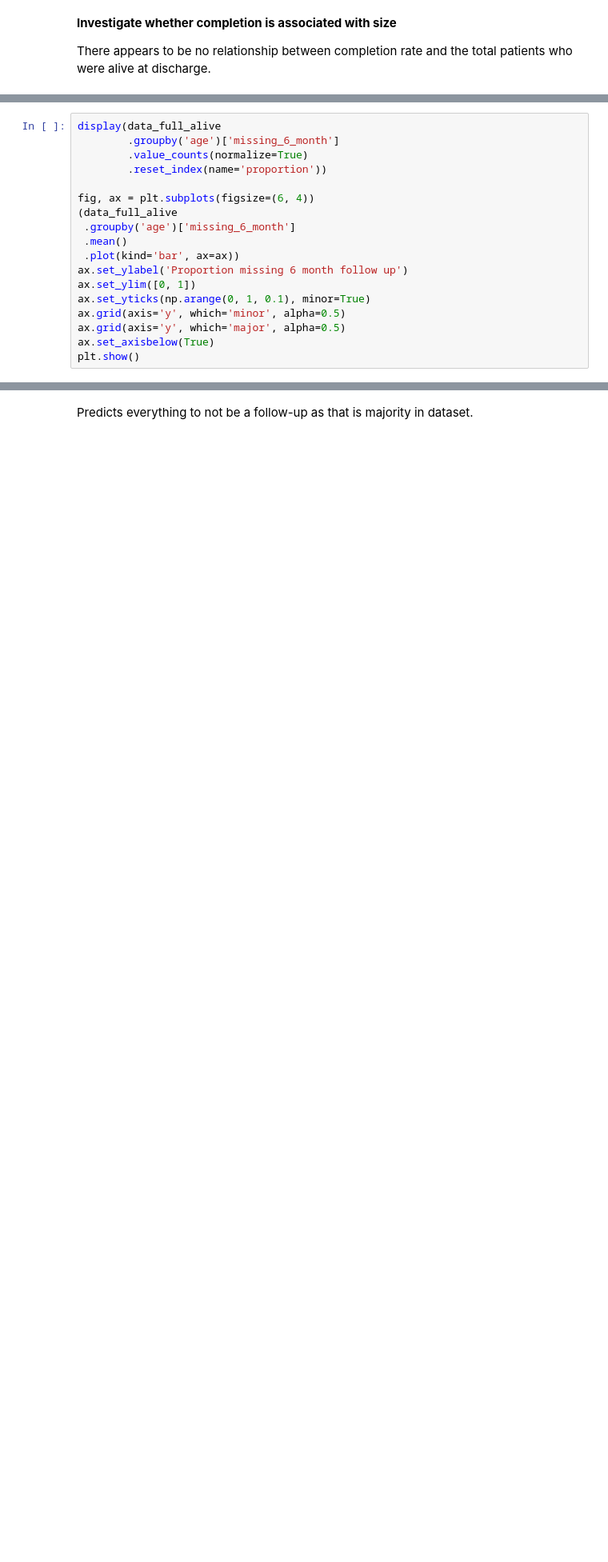
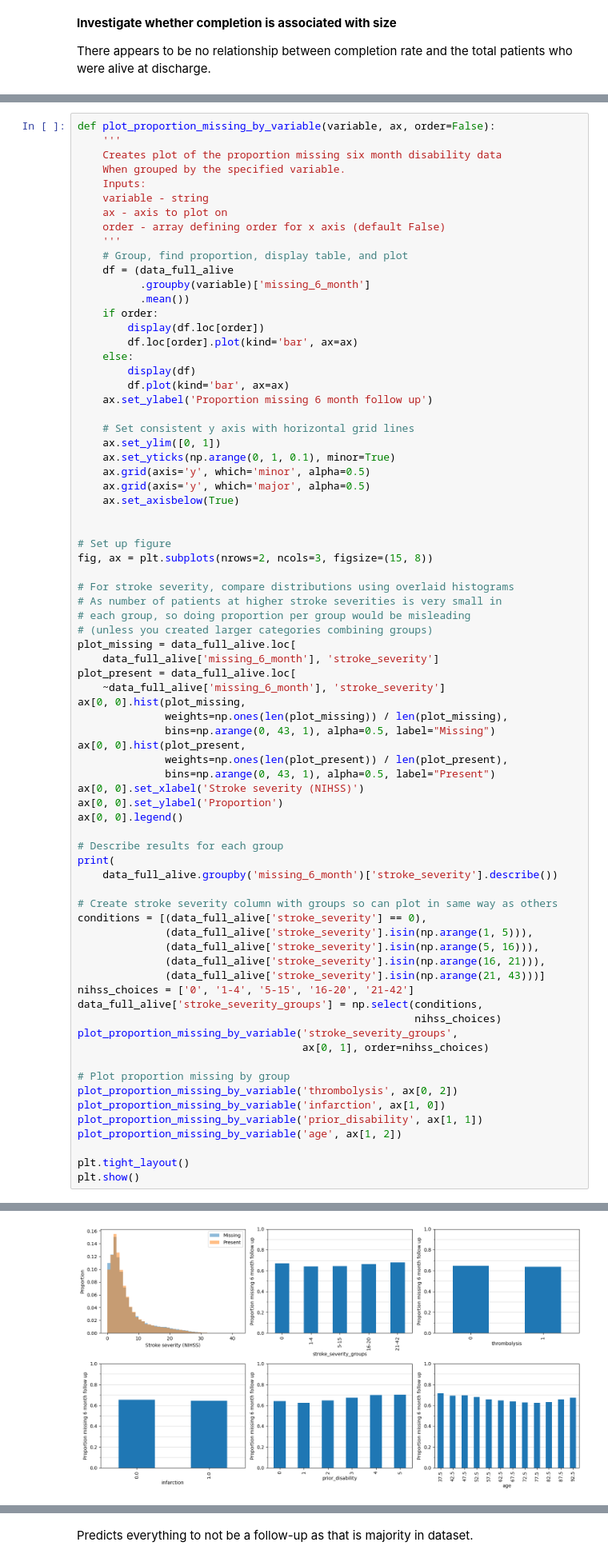
Before and after one commit to samuel-book/samuel_2_data_prep, a Jupyter notebook: descriptive_statistics/disability_6_months.ipynb, the cells around one changed output, grey strips where cells are left out. Shown: that part at 80% size. Drawn from its saved outputs; the diff is of its cells as text; blank space fills up the shorter version.

Commit message:
Lots of changes including one set of plots for completion by several variables, distribution of disability results, more plots for relationship with disability at 6 months

```diff
--- a/descriptive_statistics/disability_6_months.ipynb
+++ b/descriptive_statistics/disability_6_months.ipynb
@@ -320,18 +186,0 @@ plt.show()
-# %%
-display(data_full_alive
-        .groupby('age')['missing_6_month']
-        .value_counts(normalize=True)
-        .reset_index(name='proportion'))
-
-fig, ax = plt.subplots(figsize=(6, 4))
-(data_full_alive
- .groupby('age')['missing_6_month']
- .mean()
- .plot(kind='bar', ax=ax))
-ax.set_ylabel('Proportion missing 6 month follow up')
-ax.set_ylim([0, 1])
-ax.set_yticks(np.arange(0, 1, 0.1), minor=True)
-ax.grid(axis='y', which='minor', alpha=0.5)
-ax.grid(axis='y', which='major', alpha=0.5)
-ax.set_axisbelow(True)
-plt.show()
@@ -530,0 +191,76 @@ Caveat:
+# %%
+def plot_proportion_missing_by_variable(variable, ax, order=False):
+    '''
+    Creates plot of the proportion missing six month disability data
+    When grouped by the specified variable.
+    Inputs:
+    variable - string
+    ax - axis to plot on
+    order - array defining order for x axis (default False)
+    '''
+    # Group, find proportion, display table, and plot
+    df = (data_full_alive
+          .groupby(variable)['missing_6_month']
+          .mean())
+    if order:
+        display(df.loc[order])
+        df.loc[order].plot(kind='bar', ax=ax)
+    else:
+        display(df)
+        df.plot(kind='bar', ax=ax)
+    ax.set_ylabel('Proportion missing 6 month follow up')
+
+    # Set consistent y axis with horizontal grid lines
+    ax.set_ylim([0, 1])
+    ax.set_yticks(np.arange(0, 1, 0.1), minor=True)
+    ax.grid(axis='y', which='minor', alpha=0.5)
+    ax.grid(axis='y', which='major', alpha=0.5)
+    ax.set_axisbelow(True)
+
+
+# Set up figure
+fig, ax = plt.subplots(nrows=2, ncols=3, figsize=(15, 8))
+
+# For stroke severity, compare distributions using overlaid histograms
+# As number of patients at higher stroke severities is very small in
+# each group, so doing proportion per group would be misleading
+# (unless you created larger categories combining groups)
+plot_missing = data_full_alive.loc[
+    data_full_alive['missing_6_month'], 'stroke_severity']
+plot_present = data_full_alive.loc[
+    ~data_full_alive['missing_6_month'], 'stroke_severity']
+ax[0, 0].hist(plot_missing,
+              weights=np.ones(len(plot_missing)) / len(plot_missing),
+              bins=np.arange(0, 43, 1), alpha=0.5, label="Missing")
+ax[0, 0].hist(plot_present,
+              weights=np.ones(len(plot_present)) / len(plot_present),
+              bins=np.arange(0, 43, 1), alpha=0.5, label="Present")
+ax[0, 0].set_xlabel('Stroke severity (NIHSS)')
+ax[0, 0].set_ylabel('Proportion')
+ax[0, 0].legend()
+
+# Describe results for each group
+print(
+    data_full_alive.groupby('missing_6_month')['stroke_severity'].describe())
+
+# Create stroke severity column with groups so can plot in same way as others
+conditions = [(data_full_alive['stroke_severity'] == 0),
+              (data_full_alive['stroke_severity'].isin(np.arange(1, 5))),
+              (data_full_alive['stroke_severity'].isin(np.arange(5, 16))),
+              (data_full_alive['stroke_severity'].isin(np.arange(16, 21))),
+              (data_full_alive['stroke_severity'].isin(np.arange(21, 43)))]
+nihss_choices = ['0', '1-4', '5-15', '16-20', '21-42']
+data_full_alive['stroke_severity_groups'] = np.select(conditions,
+                                                      nihss_choices)
+plot_proportion_missing_by_variable('stroke_severity_groups',
+                                    ax[0, 1], order=nihss_choices)
+
+# Plot proportion missing by group
+plot_proportion_missing_by_variable('thrombolysis', ax[0, 2])
+plot_proportion_missing_by_variable('infarction', ax[1, 0])
+plot_proportion_missing_by_variable('prior_disability', ax[1, 1])
+plot_proportion_missing_by_variable('age', ax[1, 2])
+
+plt.tight_layout()
+plt.show()
+# %% [output]
@@ -530,0 +308 @@ Caveat:
+[figure, added]
```
Also changed, not shown: parts of 48 cells of this notebook.
